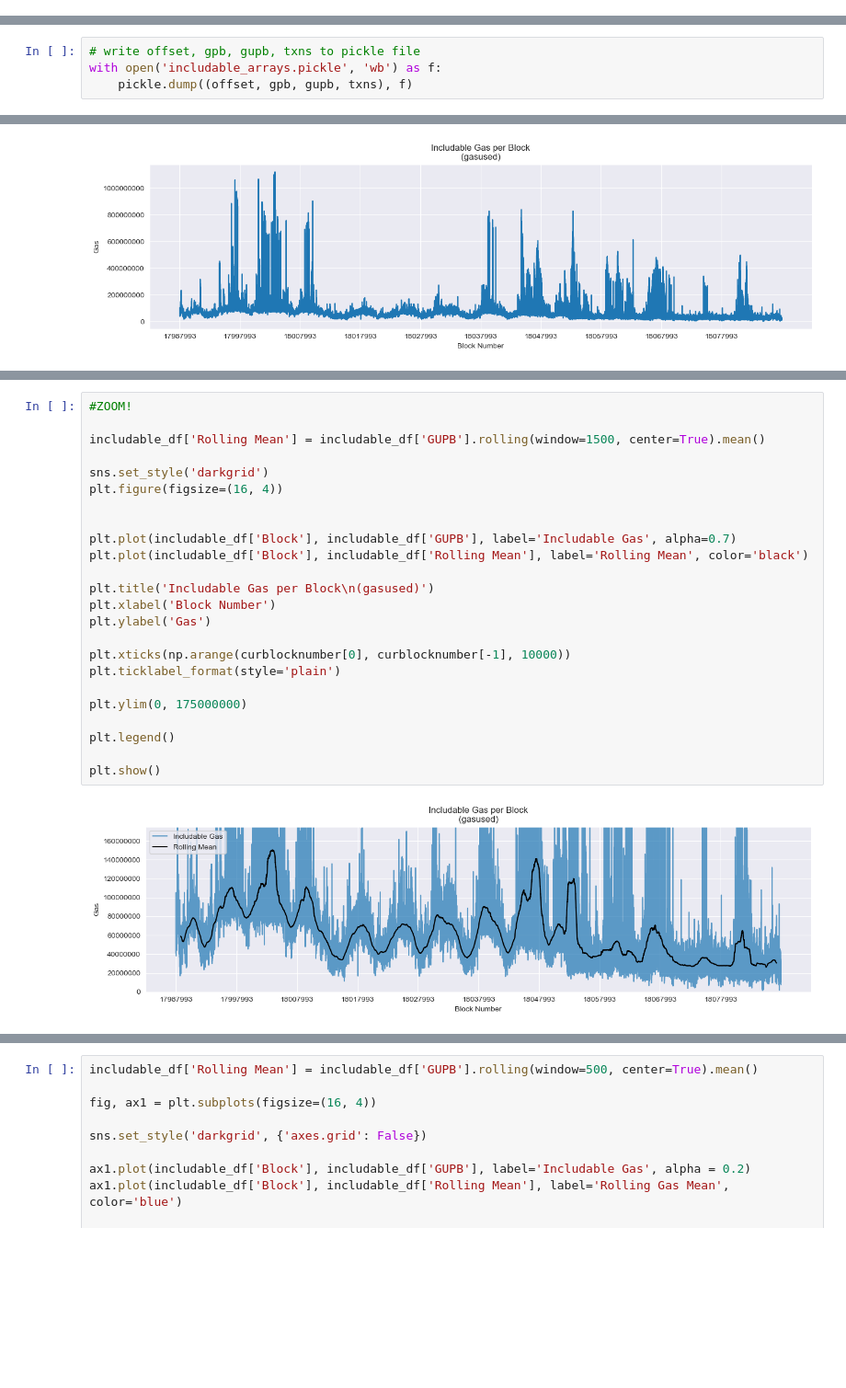
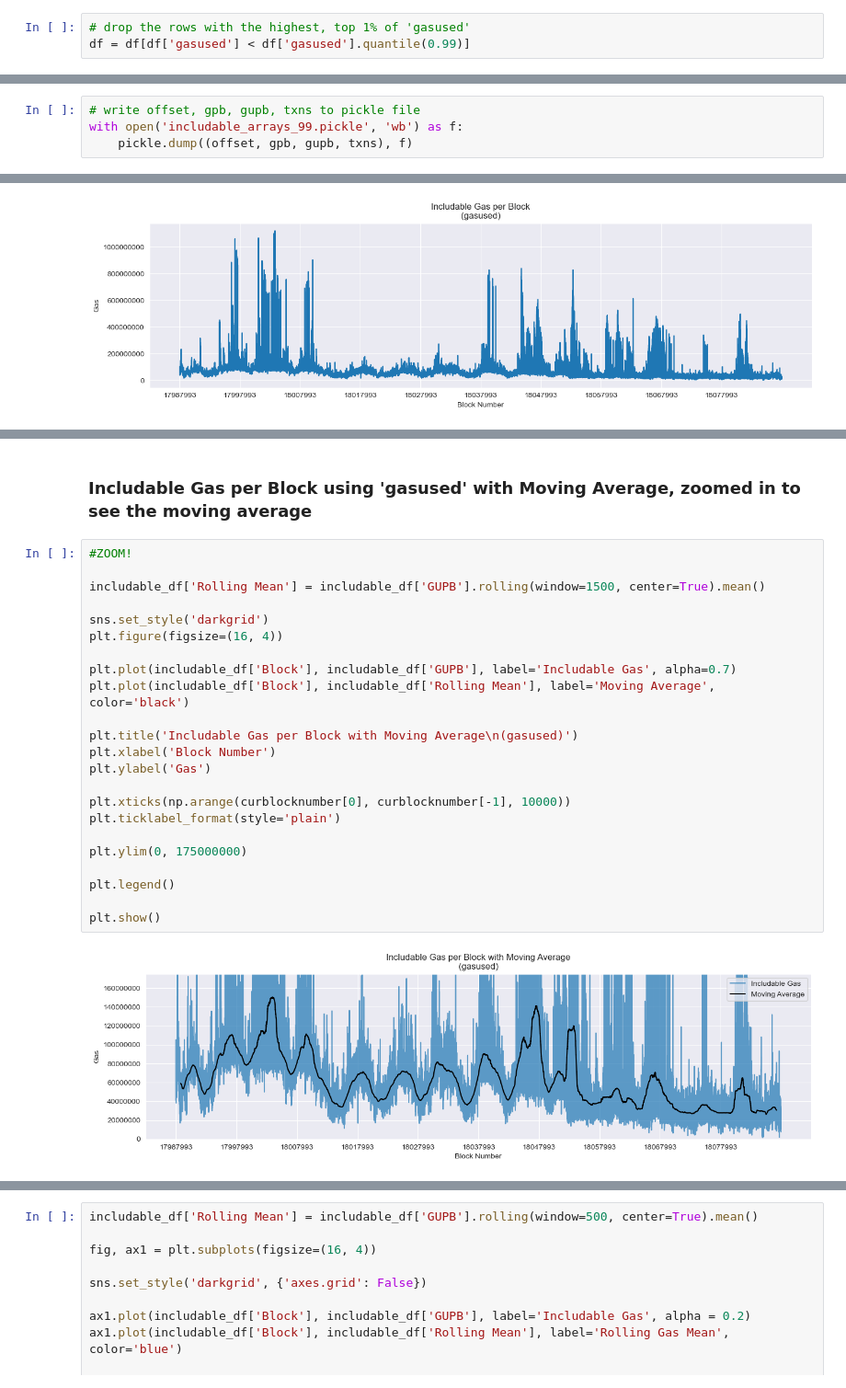
Before and after one commit to krzhang/camcos, a Jupyter notebook: CAMCOS_2023F/Data_Exploration/available_gas/includable_gas_master.ipynb, the cells around one changed output, grey strips where cells are left out. Shown at 92% size. Saved outputs shown, nothing was run; the diff lists cells and outputs as text; blank space fills up the shorter version.

```diff
--- a/CAMCOS_2023F/Data_Exploration/available_gas/includable_gas_master.ipynb
+++ b/CAMCOS_2023F/Data_Exploration/available_gas/includable_gas_master.ipynb
@@ -76,3 +81,6 @@ df = df.drop_duplicates(subset=['hash'], keep='first')
+# %%
+# drop the rows with the highest, top 1% of 'gasused'
+df = df[df['gasused'] < df['gasused'].quantile(0.99)]
 # %% [markdown]
 ## Initialization
 # %%
@@ -123,6 +129,6 @@ checkpoint at row 12009000 of 10217331
 ## Store
 # %%
 # write offset, gpb, gupb, txns to pickle file
-with open('includable_arrays.pickle', 'wb') as f:
+with open('includable_arrays_99.pickle', 'wb') as f:
     pickle.dump((offset, gpb, gupb, txns), f)
 # %% [markdown]
@@ -211,26 +230,27 @@ plt.show()
+# %% [markdown]
+### Includable Gas per Block using 'gasused' with Moving Average, zoomed in to see the moving average
 # %%
 #ZOOM!
 
 includable_df['Rolling Mean'] = includable_df['GUPB'].rolling(window=1500, center=True).mean()
 
 sns.set_style('darkgrid')
 plt.figure(figsize=(16, 4))
 
+plt.plot(includable_df['Block'], includable_df['GUPB'], label='Includable Gas', alpha=0.7)
+plt.plot(includable_df['Block'], includable_df['Rolling Mean'], label='Moving Average', color='black')
 
-plt.plot(includable_df['Block'], includable_df['GUPB'], label='Includable Gas', alpha=0.7)
-plt.plot(includable_df['Block'], includable_df['Rolling Mean'], label='Rolling Mean', color='black')
-
-plt.title('Includable Gas per Block\n(gasused)')
+plt.title('Includable Gas per Block with Moving Average\n(gasused)')
 plt.xlabel('Block Number')
 plt.ylabel('Gas')
 
 plt.xticks(np.arange(curblocknumber[0], curblocknumber[-1], 10000))
 plt.ticklabel_format(style='plain')
 
 plt.ylim(0, 175000000)
 
 plt.legend()
 
 plt.show()
 # %% [output]
-[figure, old version]
+[figure, new version]
```
Also changed, not shown: parts of 36 cells of this notebook.
